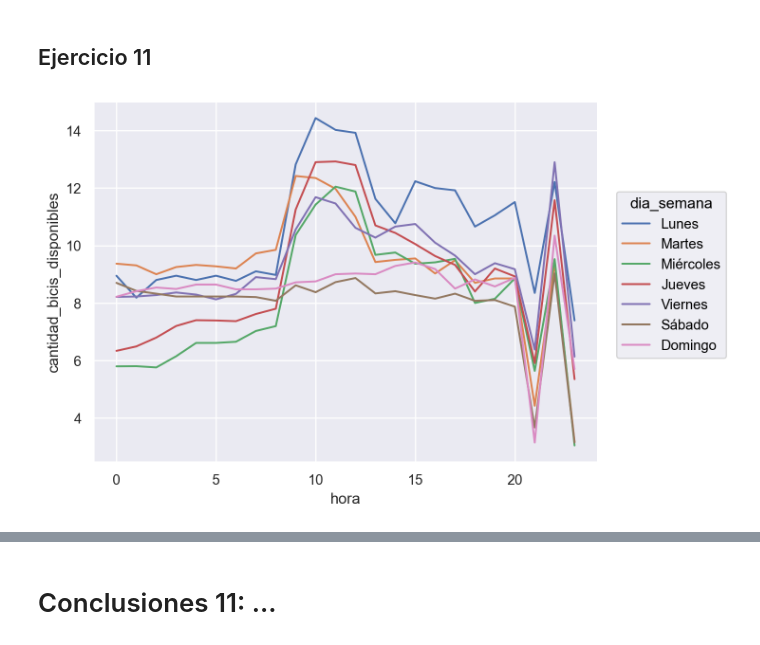
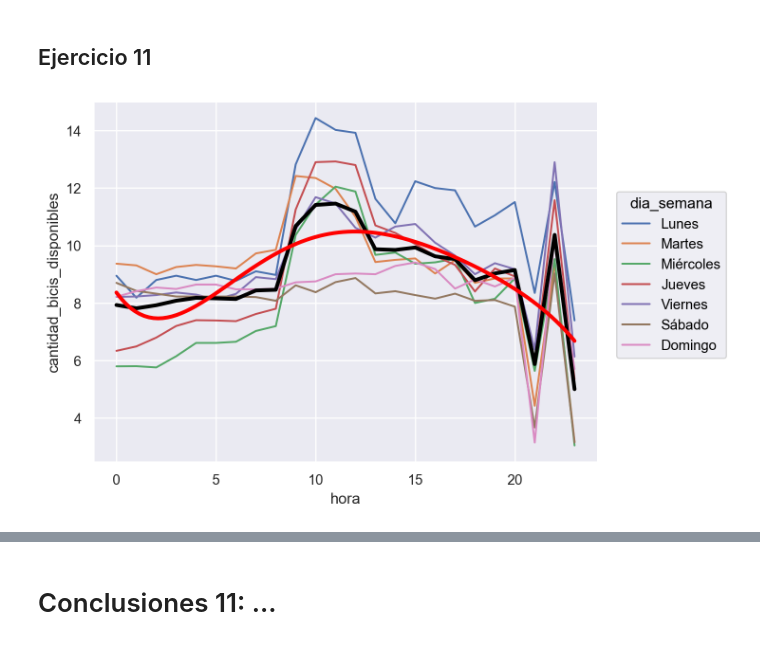
Before and after one commit to leonelifernandez12/labo_datos, a Jupyter notebook: tp1.ipynb, the cells around one changed output, grey strips where cells are left out. Saved outputs shown, nothing was run; the diff lists cells and outputs as text; code cells hidden in the pictures.

```diff
--- a/tp1.ipynb
+++ b/tp1.ipynb
@@ -470,3 +460,9 @@ datos_resumidos = datos_eda_agrupados.groupby("estacion_anio", as_index=False).a
 # ¿% de ocupación bicis/total?
 
 # razón entre bicis/puertos
+# %%
+datos_eda_agrupados["cantidad_total_de_espacio"] = (
+    datos_eda_agrupados["cantidad_bicis_disponibles"] +
+    datos_eda_agrupados["cantidad_puertos_disponibles"] +
+    datos_eda_agrupados["cantidad_bicis_rotas"]
+)
@@ -472,0 +478,5 @@ datos_resumidos = datos_eda_agrupados.groupby("estacion_anio", as_index=False).a
+# %%
+datos_eda_agrupados["proporcion_bicis_sobre_espacio_total"] = (
+    datos_eda_agrupados["cantidad_bicis_disponibles"] /
+    datos_eda_agrupados["cantidad_total_de_espacio"]
+)
@@ -472,0 +492,11 @@ datos_resumidos = datos_eda_agrupados.groupby("estacion_anio", as_index=False).a
+# %%
+cantidad_bicis_total = (
+    datos_eda_agrupados["cantidad_bicis_disponibles"] +
+    datos_eda_agrupados["cantidad_bicis_rotas"]
+)
+
+datos_eda_agrupados["proporcion_bicis_rotas_sobre_bicis_totales"] = (
+    datos_eda_agrupados["cantidad_bicis_rotas"] / cantidad_bicis_total
+)
+# %%
+datos_eda_agrupados.drop(columns=["proporcion_bicis_rotas"], inplace=True)
@@ -477,7 +563,9 @@ datos_resumidos = datos_eda_agrupados.groupby("estacion_anio", as_index=False).a
 # %%
 (
     so.Plot(datos_eda_agrupados, x="hora", y="cantidad_bicis_disponibles", color="dia_semana")
     .add(so.Line(), so.Agg("mean"))
+    .add(so.Line(linewidth=3, color="black"), so.Agg("mean"), color=None) # línea de la media general
+    .add(so.Line(linewidth=3, color="red"), so.PolyFit(5), color=None) # tendencia general con polinomio de grado 5
 )
 # %% [output]
-[figure, old version]
+[figure, new version]
```
Also changed, not shown: parts of 13 cells of this notebook, 1 other file.
